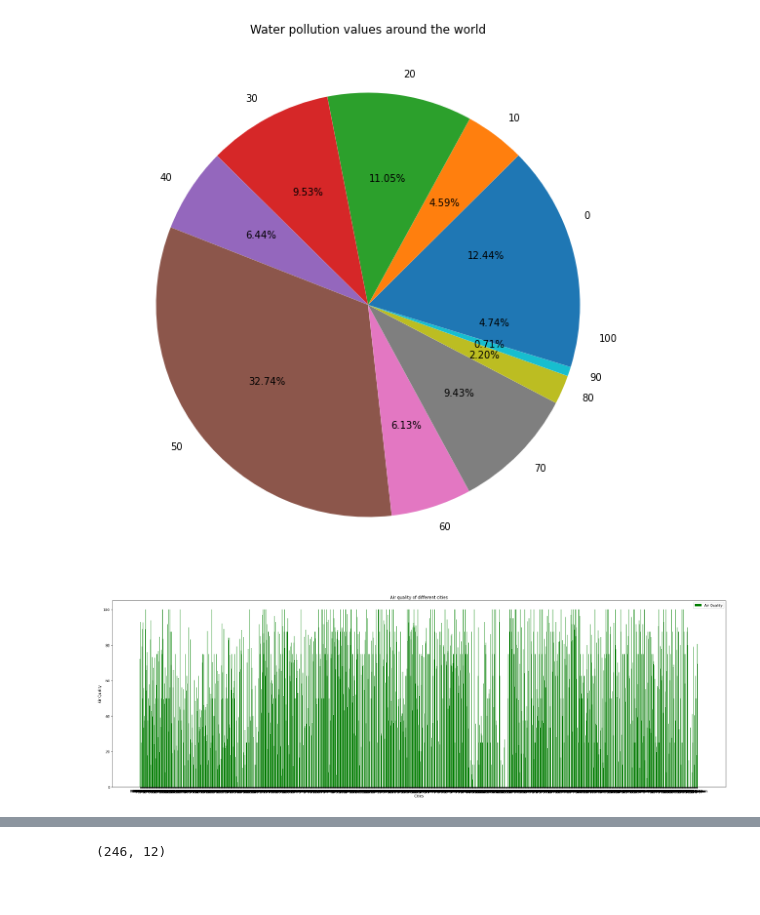
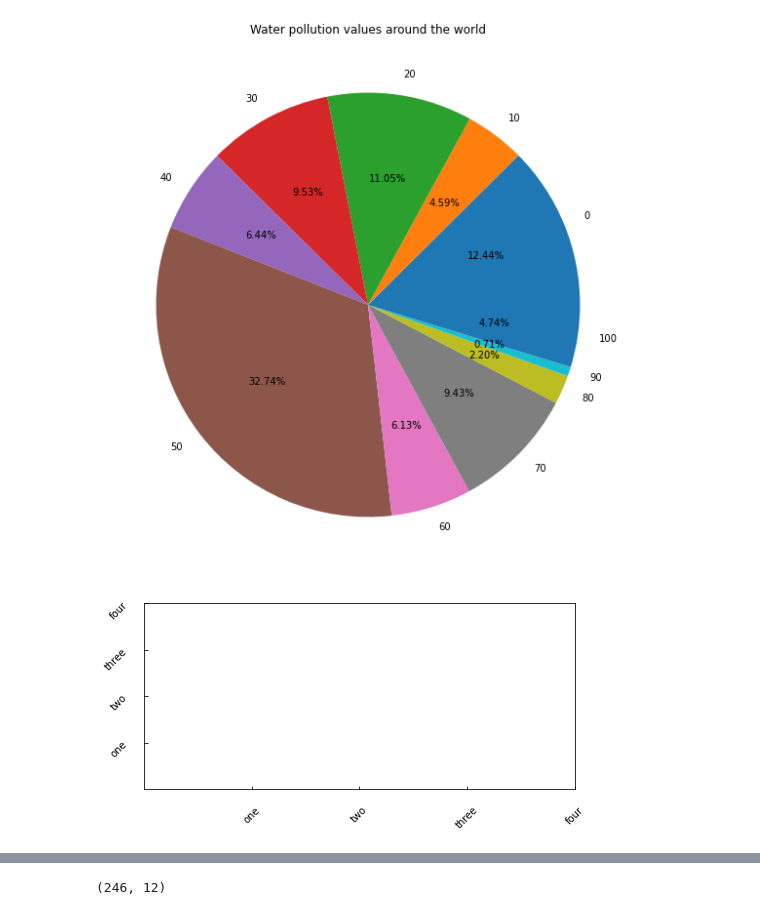
Before and after one commit to ribells/aar-bru, a Jupyter notebook: week6/Pollution_visualisation_week_6.ipynb, the cells around one changed output, grey strips where cells are left out. Cells and saved outputs as stored; diff of their text form; code cells hidden in the pictures.

Commit message:
Fix two-variable bar chart
Fix two-variable bar chart

```diff
--- a/week6/Pollution_visualisation_week_6.ipynb
+++ b/week6/Pollution_visualisation_week_6.ipynb
@@ -128,31 +128,17 @@ plt.title('Water pollution values around the world')
 plt.show()
 # %% [output]
 [figure]
-# %%
-import matplotlib.pyplot as plt
-import csv
-
-x = []
-y = []
-count = 0
-
-fig, ax = plt.subplots(1, figsize=(32, 10))
-
-with open('Pollution.csv', 'r' , encoding="utf8") as csvfile:
-    plots = csv.reader(csvfile, delimiter = ',')
-
-    for row in plots:
-        if count > 0:
-            x.append(row[0])
-            y.append(float(row[5]))
-        count = count + 1
-
-plt.bar(x, y, color = 'g', width = 0.72, label = "Air Quality")
-plt.xlabel('Cities')
-plt.ylabel('Air Quality')
-plt.title('Air quality of different cities')
-plt.legend()
-
-plt.show()
-# %% [output]
-[figure, removed]
+# %%
+import matplotlib.pyplot as plt
+plt.rcParams["figure.figsize"] = [7.00, 3.50]
+plt.rcParams["figure.autolayout"] = True
+x = [1, 2, 3, 4]
+ax1 = plt.subplot()
+ax1.set_xticks(x)
+ax1.set_yticks(x)
+ax1.set_xticklabels(["one", "two", "three", "four"], rotation=45)
+ax1.set_yticklabels(["one", "two", "three", "four"], rotation=45)
+ax1.tick_params(axis="both", direction="in", pad=15)
+plt.show()
+# %% [output]
+[figure, added]
```
Also changed, not shown: parts of 3 cells of this notebook.
